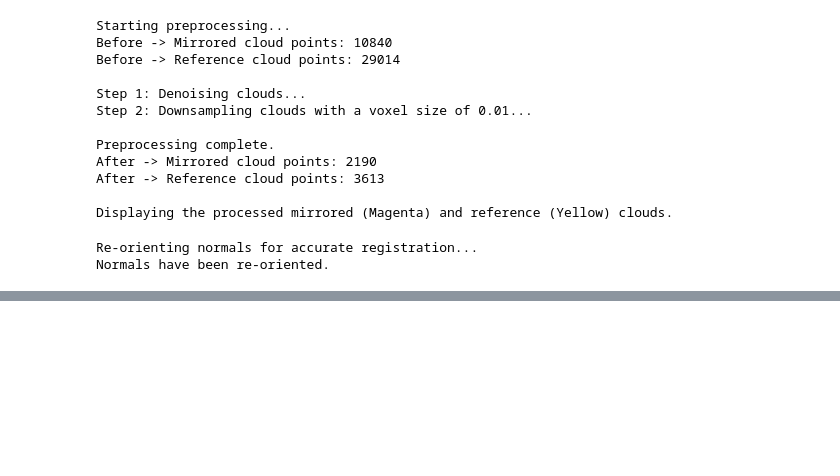
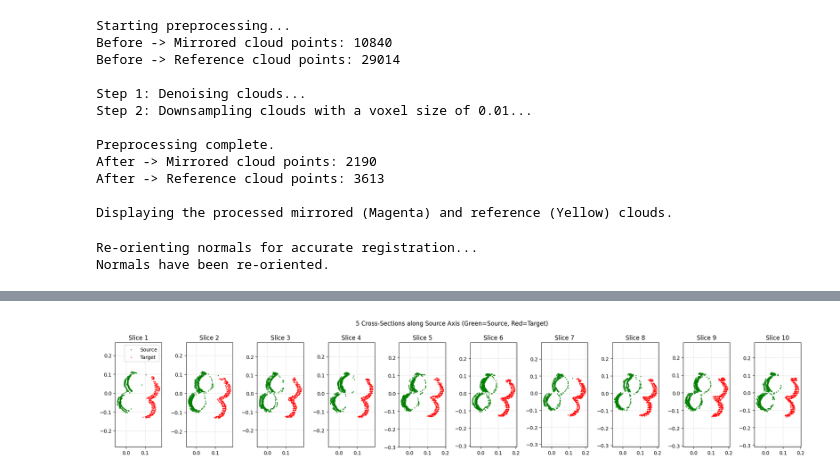
Before and after one commit to f3n-f3n/project--thesis, a Jupyter notebook: mirrormethod.ipynb, the cells around one changed output, grey strips where cells are left out. Saved outputs shown, nothing was run; the diff lists cells and outputs as text; code cells hidden in the pictures; blank space fills up the shorter version.

```diff
--- a/mirrormethod.ipynb
+++ b/mirrormethod.ipynb
@@ -600,0 +1095,91 @@ Inlier RMSE: 0.0030
+# %%
+# --- 26. Slicing & Visualization (Plane Extension Method) ---
+
+
+# --- Parameters ---
+NUM_SLICES = 10
+SLICE_THICKNESS = 0.05  # Thickness of the slice (meter)
+
+# 1. Setup Clouds (Using output from Step 18)
+src_work = copy.deepcopy(source_cloud)
+tgt_work = copy.deepcopy(target_cloud)
+
+pts_s = np.asarray(src_work.points)
+pts_t = np.asarray(tgt_work.points)
+
+# 2. Calculate Source Central Axis (PCA)
+# We derive the "cutting rules" solely from the Source
+mean_s, cov_s = src_work.compute_mean_and_covariance()
+eigenvalues, eigenvectors = np.linalg.eigh(cov_s)
+axis_vector = eigenvectors[:, 2] # Primary axis
+axis_vector = axis_vector / np.linalg.norm(axis_vector)
+
+print(f"Source Axis: {np.round(axis_vector, 3)}")
+
+# 3. Establish 2D Projection Basis (u, v)
+# We need a local 2D coordinate system perpendicular to the axis to plot "flat" images
+# u_axis = perpendicular to axis_vector
+# v_axis = perpendicular to both
+world_z = np.array([0, 0, 1])
+if np.abs(np.dot(axis_vector, world_z)) > 0.99: # Handle case where axis is parallel to Z
+    world_z = np.array([0, 1, 0])
+
+u_axis = np.cross(axis_vector, world_z)
+u_axis = u_axis / np.linalg.norm(u_axis)
+v_axis = np.cross(axis_vector, u_axis)
+v_axis = v_axis / np.linalg.norm(v_axis)
+
+# 4. Define Slice Locations
+# Project source points onto axis to find the full length
+vecs_s = pts_s - mean_s
+projections = np.dot(vecs_s, axis_vector)
+min_p, max_p = np.min(projections), np.max(projections)
+total_len = max_p - min_p
+
+# 5. Slicing Loop & Visualization
+fig, axes = plt.subplots(1, NUM_SLICES, figsize=(20, 4))
+fig.suptitle(f"5 Cross-Sections along Source Axis (Green=Source, Red=Target)")
+
+print(f"Slicing along {total_len:.3f}m length...")
+
+for i in range(NUM_SLICES):
+    ax = axes[i]
+
+    # Calculate Plane Center (10% to 90% along the source spine)
+    dist = min_p + total_len * (0.1 + i * (0.8 / (NUM_SLICES - 1)))
+    plane_center = mean_s + dist * axis_vector
+
+    # --- A. Slice Source ---
+    # Distance from plane = (Point - PlaneCenter) dot Normal
+    dists_s = np.dot(pts_s - plane_center, axis_vector)
+    mask_s = np.abs(dists_s) < (SLICE_THICKNESS / 2)
+    slice_s = pts_s[mask_s]
+
+    # --- B. Slice Target (Using SOURCE's Plane) ---
+    # We extend the plane infinitely to catch the target, wherever it is
+    dists_t = np.dot(pts_t - plane_center, axis_vector)
+    mask_t = np.abs(dists_t) < (SLICE_THICKNESS / 2)
+    slice_t = pts_t[mask_t]
+
+    # --- C. Project to 2D (u, v) ---
+    if len(slice_s) > 0:
+        # u = (P - Center) dot u_axis
+        # v = (P - Center) dot v_axis
+        u_s = np.dot(slice_s - plane_center, u_axis)
+        v_s = np.dot(slice_s - plane_center, v_axis)
+        ax.scatter(u_s, v_s, c='green', s=1, label='Source')
+
+    if len(slice_t) > 0:
+        u_t = np.dot(slice_t - plane_center, u_axis)
+        v_t = np.dot(slice_t - plane_center, v_axis)
+        ax.scatter(u_t, v_t, c='red', s=1, label='Target')
+
+    # Setup Plot
+    ax.set_title(f"Slice {i+1}")
+    ax.axis('equal')
+    ax.grid(True, alpha=0.3)
+    if i == 0: ax.legend()
+
+plt.tight_layout()
+plt.show()
+# %% [output]
@@ -600,0 +1188 @@ Inlier RMSE: 0.0030
+[figure, added]
```
Also changed, not shown: parts of 21 cells of this notebook, 3 other files.
